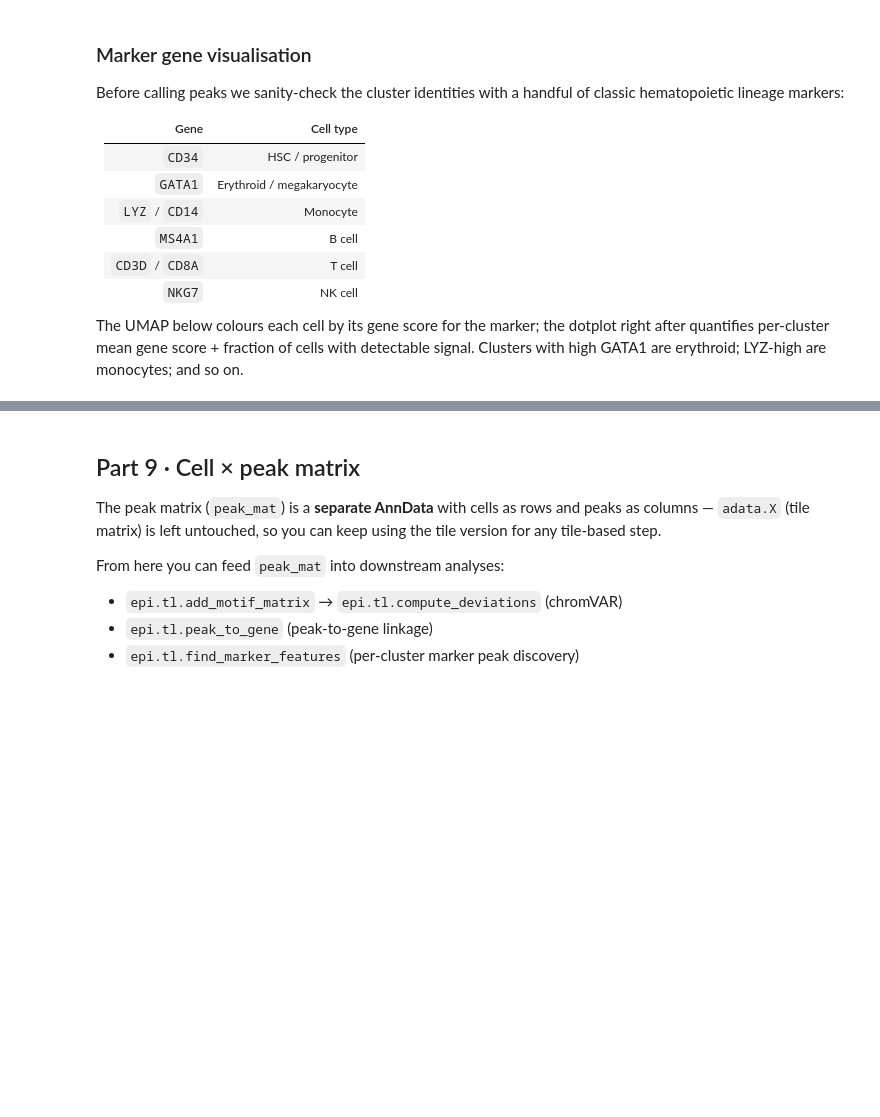
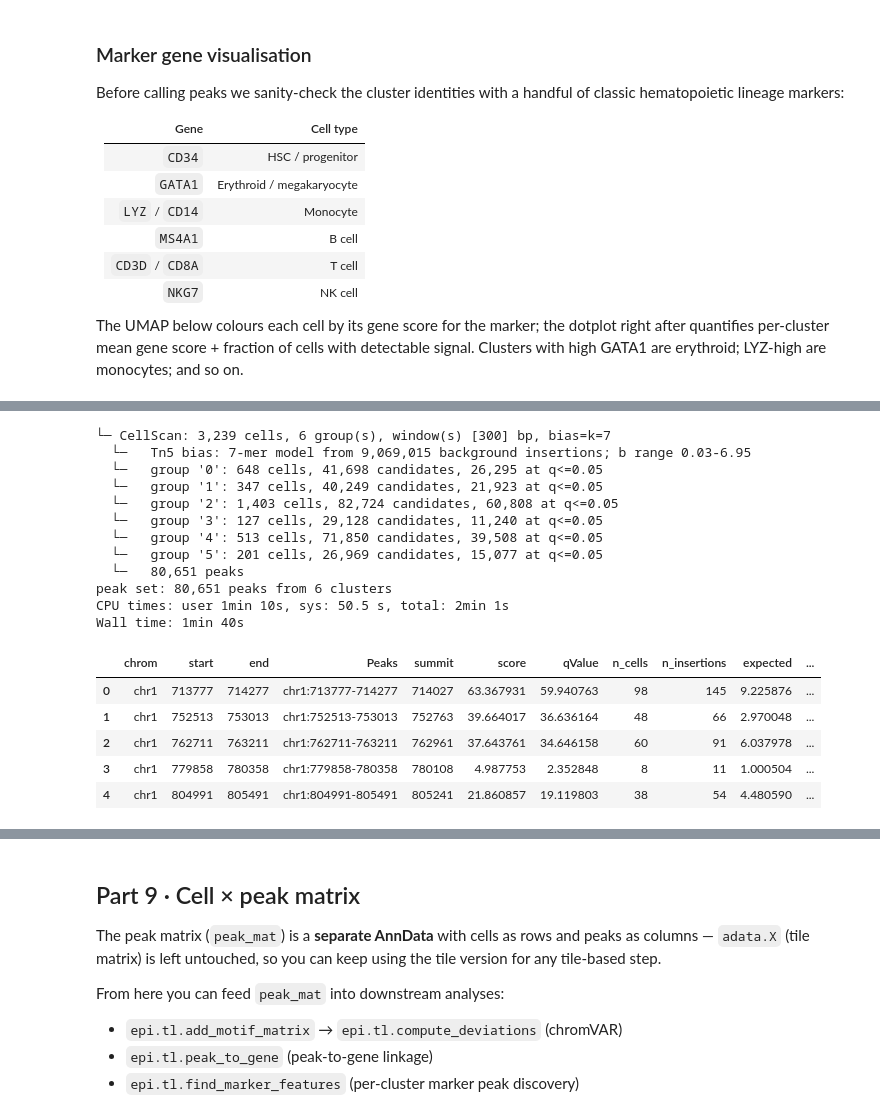
Before and after one commit to aristoteleo/epione, a Jupyter notebook: epione_guide/tutorials/single/t_preprocess.ipynb, the cells around one changed output, grey strips where cells are left out. Drawn from its saved outputs; the diff is of its cells as text; code cells hidden in the pictures; blank space fills up the shorter version.

```diff
--- a/epione_guide/tutorials/single/t_preprocess.ipynb
+++ b/epione_guide/tutorials/single/t_preprocess.ipynb
@@ -634,0 +578,25 @@ Wall time: 3.98 s
+# %%
+%%time
+# Per-cluster CellScan peak calling -> one non-overlapping 500 bp peak set.
+peaks = epi.single.call_peaks(adata, groupby='leiden', genome=epi.utils.hg19, inplace=False)
+print(f'peak set: {len(peaks):,} peaks from {peaks["group"].nunique()} clusters')
+peaks.head()
+# %% [output]
+└─ CellScan: 3,239 cells, 6 group(s), window(s) [300] bp, bias=k=7
+  └─   Tn5 bias: 7-mer model from 9,069,015 background insertions; b range 0.03-6.95
+  └─   group '0': 648 cells, 41,698 candidates, 26,295 at q<=0.05
+  └─   group '1': 347 cells, 40,249 candidates, 21,923 at q<=0.05
+  └─   group '2': 1,403 cells, 82,724 candidates, 60,808 at q<=0.05
+  └─   group '3': 127 cells, 29,128 candidates, 11,240 at q<=0.05
+  └─   group '4': 513 cells, 71,850 candidates, 39,508 at q<=0.05
+  └─   group '5': 201 cells, 26,969 candidates, 15,077 at q<=0.05
+  └─   80,651 peaks
+peak set: 80,651 peaks from 6 clusters
+CPU times: user 1min 10s, sys: 50.5 s, total: 2min 1s
+Wall time: 1min 40s
+|  | chrom | start | end | Peaks | summit | score | qValue | n_cells | n_insertions | expected | ... |
+| 0 | chr1 | 713777 | 714277 | chr1:713777-714277 | 714027 | 63.367931 | 59.940763 | 98 | 145 | 9.225876 | ... |
+| 1 | chr1 | 752513 | 753013 | chr1:752513-753013 | 752763 | 39.664017 | 36.636164 | 48 | 66 | 2.970048 | ... |
+| 2 | chr1 | 762711 | 763211 | chr1:762711-763211 | 762961 | 37.643761 | 34.646158 | 60 | 91 | 6.037978 | ... |
+| 3 | chr1 | 779858 | 780358 | chr1:779858-780358 | 780108 | 4.987753 | 2.352848 | 8 | 11 | 1.000504 | ... |
+| 4 | chr1 | 804991 | 805491 | chr1:804991-805491 | 805241 | 21.860857 | 19.119803 | 38 | 54 | 4.480590 | ... |
```
Also changed, not shown: parts of 24 cells of this notebook, 3 other files.
